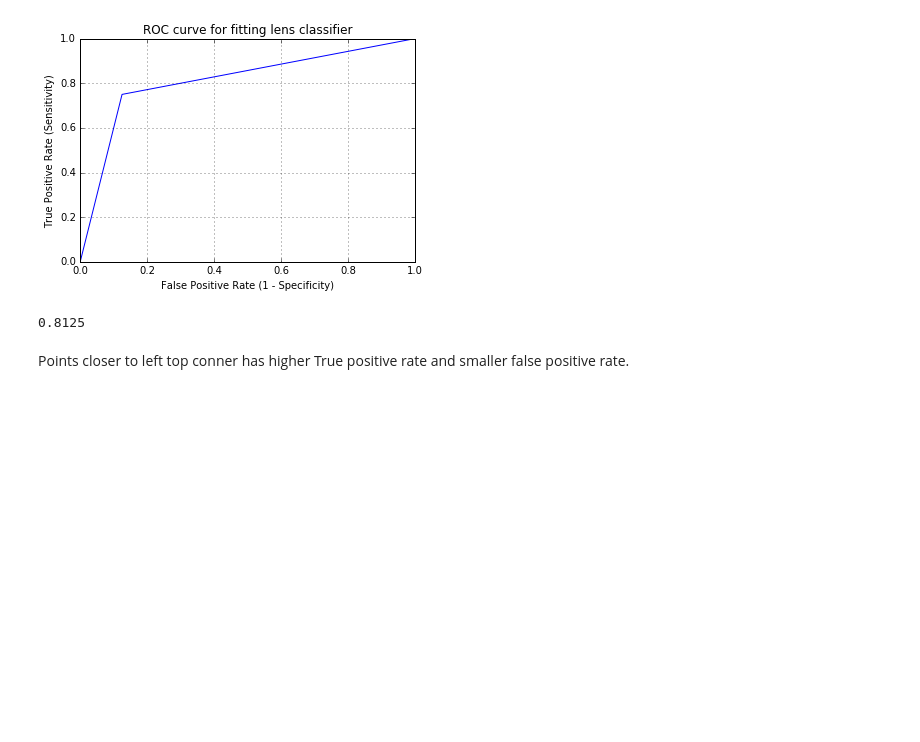
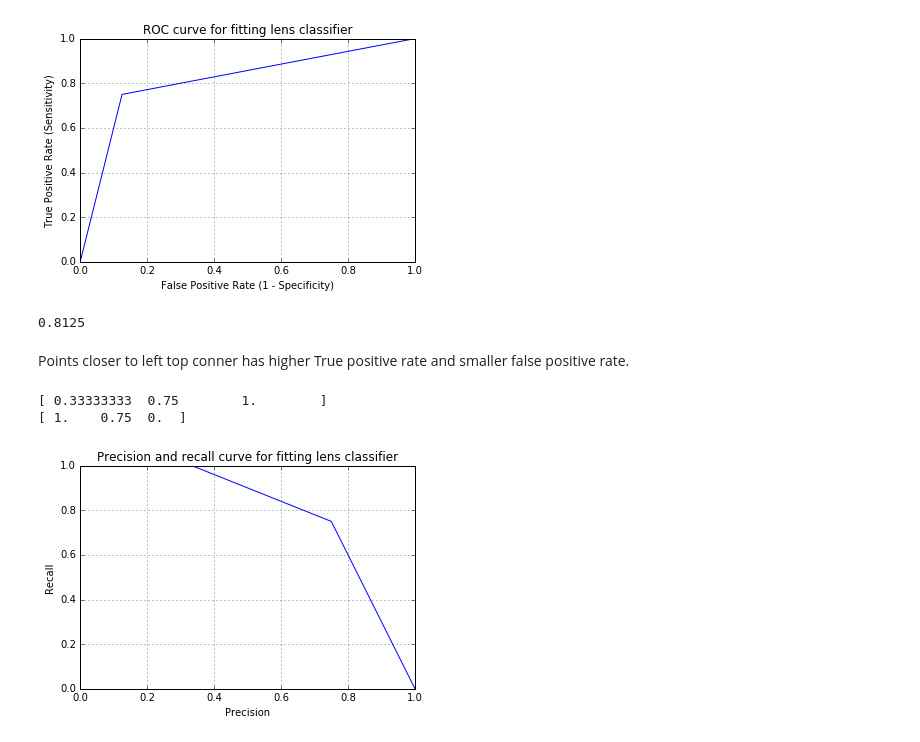
Before and after one commit to Shivam101/cs6220, a Jupyter notebook: Assignment_08.ipynb, the cells around one changed output. Saved outputs shown, nothing was run; the diff lists cells and outputs as text; code cells hidden in the pictures; blank space fills up the shorter version.

```diff
--- a/Assignment_08.ipynb
+++ b/Assignment_08.ipynb
@@ -186,6 +186,22 @@ metrics.auc(fpr1, tpr1)
 0.8125
 # %% [markdown]
 Points closer to left top conner has higher True positive rate and smaller false positive rate.
+# %%
+from sklearn.metrics import precision_recall_curve
+precision, recall, thresholds = precision_recall_curve(test_target, y_pred_prob_class1)
+plt.plot(precision, recall)
+print(precision)
+print(recall)
+plt.xlim([0.0, 1.0])
+plt.ylim([0.0, 1.0])
+plt.title('Precision and recall curve for fitting lens classifier')
+plt.xlabel('Precision')
+plt.ylabel('Recall')
+plt.grid(True)
+# %% [output]
+[ 0.33333333  0.75        1.        ]
+[ 1.    0.75  0.  ]
+[figure, added]
 # %%
 from sklearn.neighbors import KNeighborsClassifier
 from sklearn.ensemble import RandomForestClassifier, AdaBoostClassifier
```
Also changed, not shown: parts of 1 cell of this notebook.
